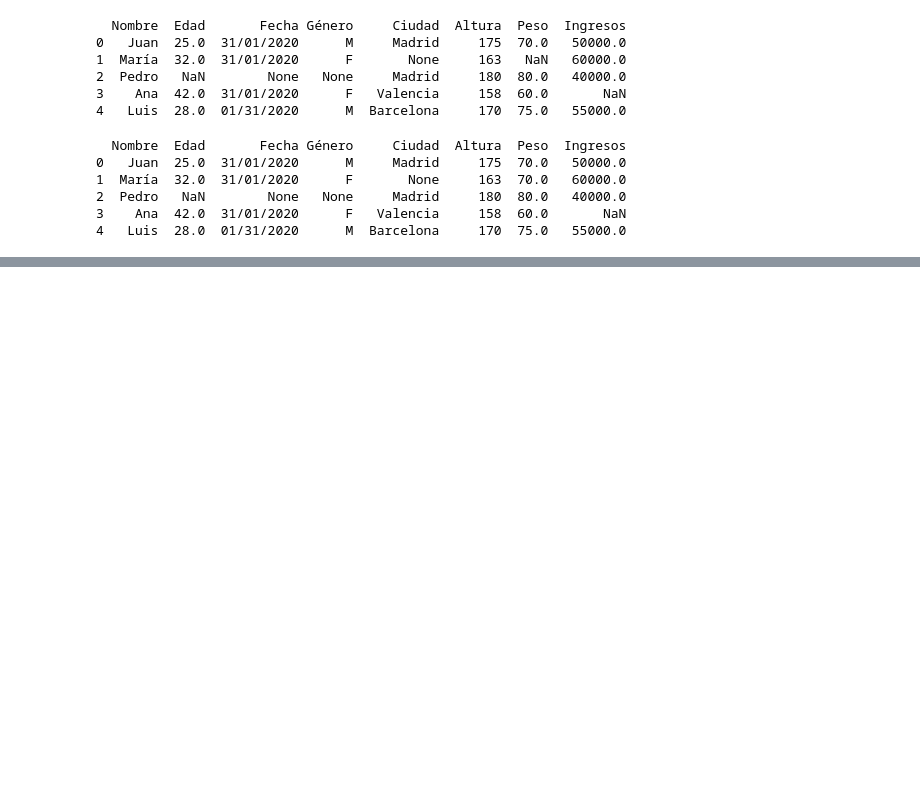
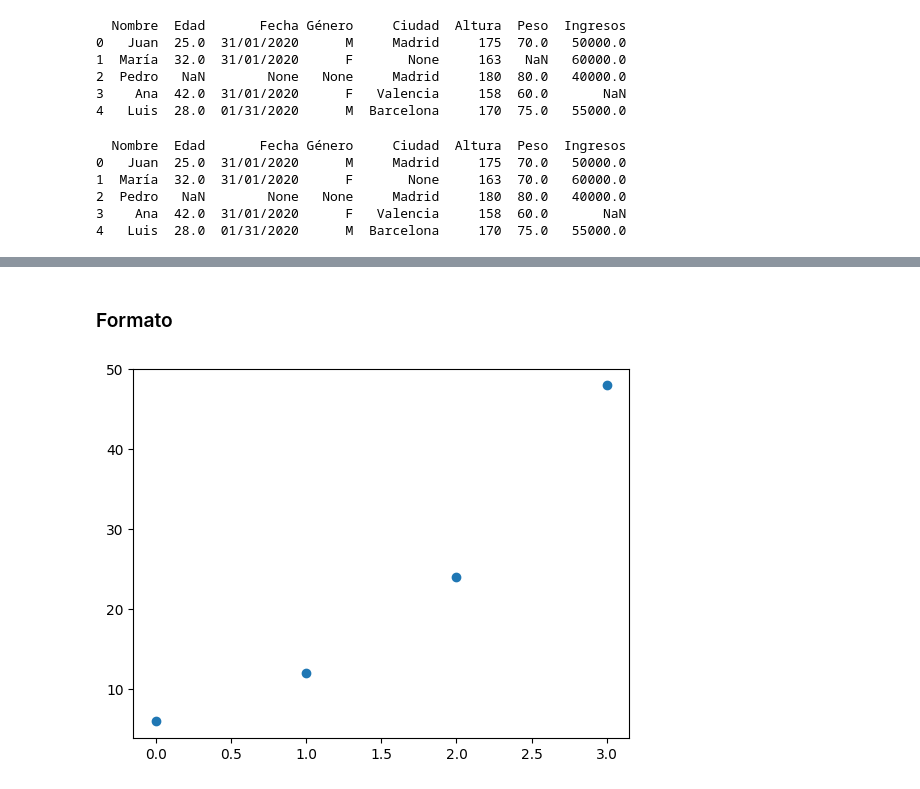
Before and after one commit to Dario-Oviedo/Python-3-Curso, a Jupyter notebook: Bibliotecas.ipynb, the cells around one changed output, grey strips where cells are left out. Saved outputs shown, nothing was run; the diff lists cells and outputs as text; code cells hidden in the pictures; blank space fills up the shorter version.

```diff
--- a/Bibliotecas.ipynb
+++ b/Bibliotecas.ipynb
@@ -342,0 +502,9 @@ print(df)
+# %% [markdown]
+### Formato
+# %%
+puntos_y = np.array([6, 12, 24, 48])
+
+plt.plot(puntos_y, 'o')
+plt.show()
+# %% [output]
+[figure, added]
```
Also changed, not shown: parts of 59 cells of this notebook, 3 other files.
